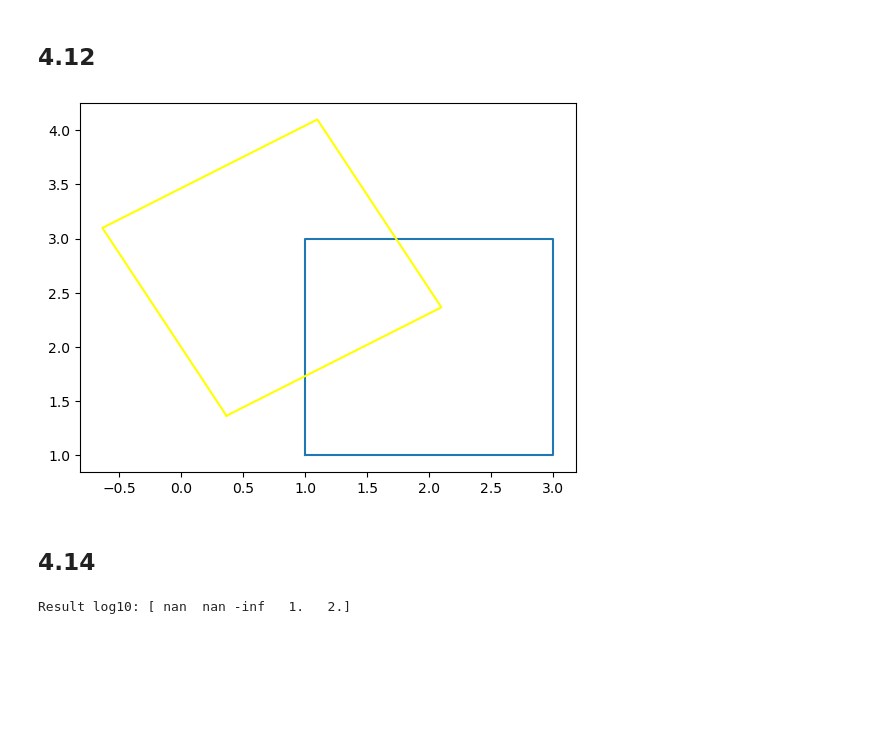
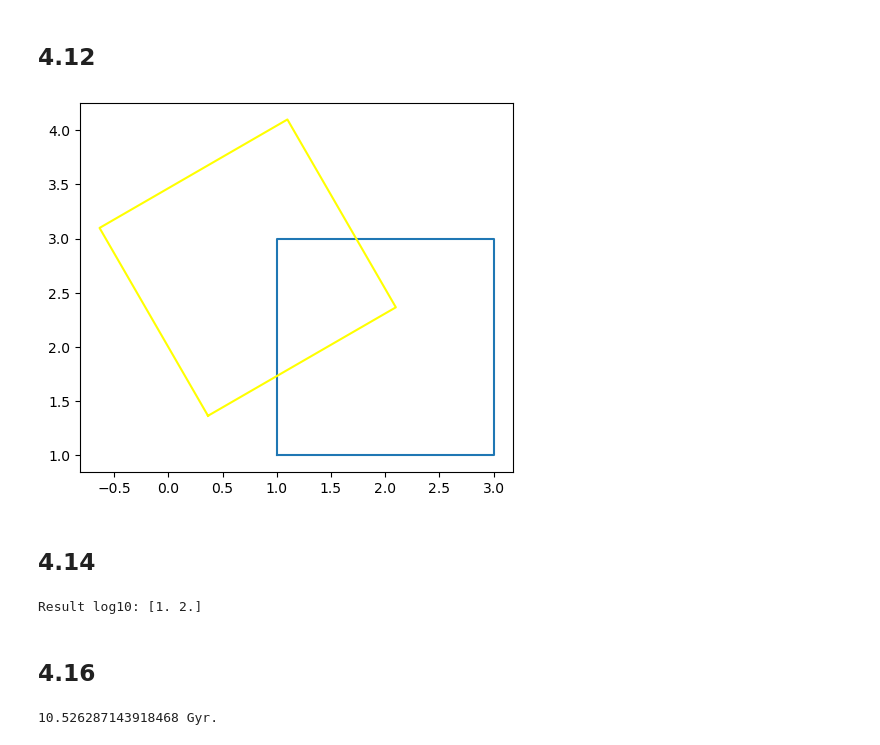
Before and after one commit to bflikkema24/PROGNUM-repo, a Jupyter notebook: Task4/SessionQuiz_week4.ipynb, the cells around one changed output. Drawn from its saved outputs; the diff is of its cells as text; code cells hidden in the pictures; blank space fills up the shorter version.

```diff
--- a/Task4/SessionQuiz_week4.ipynb
+++ b/Task4/SessionQuiz_week4.ipynb
@@ -126,34 +124,61 @@ Enter your upper bound 1
 # %%
 import numpy as np
 import math
 from matplotlib import pyplot as plt
 angle_degrees = 30
 theta = math.radians(angle_degrees)
 rotor = math.cos(theta) + 1j*math.sin(theta)
 x = np.array([1,3,3,1,1])
 y = np.array([1,1,3,3,1])
 plt.plot(x, y)
 y_imaginary = np.array([1j,1j,3j,3j,1j])
 z = x + y_imaginary
 zr = rotor * z
 xr = zr.real
 yr = zr.imag
 plt.plot(xr, yr, color = "yellow")
+plt.gca().set_aspect(1)
 plt.show()
 # %% [output]
-[figure, old version]
+[figure, new version]
 # %% [markdown]
 ## 4.14
 # %%
 import numpy as np
 def funcfilter(func, seq):
-    filtered = np.array([])
-    function = func(seq)
+    """ This function is used to filter out values that will not work for the log function."""
+    filtered = np.asarray(seq)
+    a = filtered[filtered>0] # Using a Boolean array to filter the values that are lower than or equal to zero.
+    function = func(a)
     return function
 
+sq = np.array([-100, -10, 0, 10, 100])
 
-sq = np.array([-100, -10, 0, 10, 100])
+
 result = funcfilter(np.log10, sq)
 print("Result log10:", result)
 # %% [output]
-Result log10: [ nan  nan -inf   1.   2.]
+Result log10: [1. 2.]
+# %% [markdown]
+## 4.16
+# %%
+from astropy.cosmology import Planck18
+import scipy
+from scipy.integrate import quad
+H0 = Planck18.H0.value
+Om0 = Planck18.Om0
+Ode0 = Planck18.Ode0
+def t_L (z):
+    """ This function is used to calculate the integral involved in the lookback time."""
+    H = H0 * (Om0 * (1 + z)**3 + Ode0)**0.5      # Variable for H
+    t_l = 1 / ((1 + z) * H)                      # Variable for the formula that will be integrated.
+
+    return t_l
+
+# Calculate the integral giving the CLT.
+CLT, error = quad(t_L,0,2)
+
+a = CLT * 977.8
+print(f"{a} Gyr.")
+# %% [output]
+10.526287143918468 Gyr.
```
Also changed, not shown: parts of 5 cells of this notebook, 6 other files.
